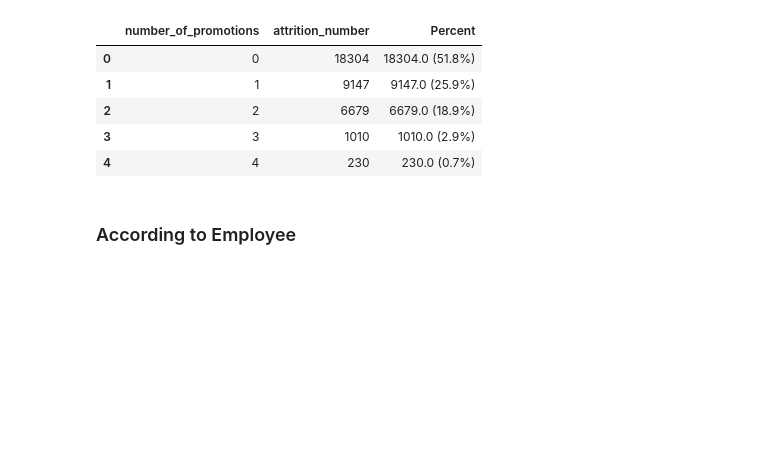
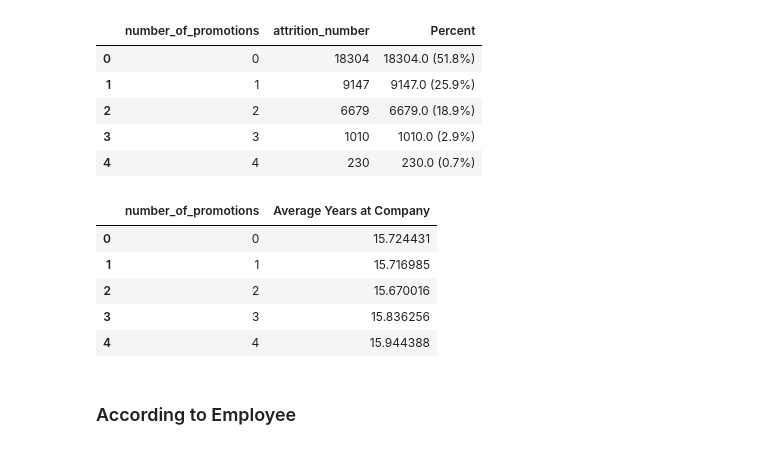
Before and after one commit to BeboFekry/Kayfa-Academy-Internship, a Jupyter notebook: Task 1 - HR Attrition Analysis Notbook.ipynb, the cells around one changed output. Cells and saved outputs as stored; diff of their text form; code cells hidden in the pictures; blank space fills up the shorter version.

```diff
--- a/Task 1 - HR Attrition Analysis Notbook.ipynb
+++ b/Task 1 - HR Attrition Analysis Notbook.ipynb
@@ -719,3 +463,12 @@ fig = px.bar(
 )
 
 fig.show()
+# %%
+df.groupby('number_of_promotions')['years_at_company'].mean().reset_index(name="Average Years at Company")
+# %% [output]
+|  | number_of_promotions | Average Years at Company |
+| 0 | 0 | 15.724431 |
+| 1 | 1 | 15.716985 |
+| 2 | 2 | 15.670016 |
+| 3 | 3 | 15.836256 |
+| 4 | 4 | 15.944388 |
```
Also changed, not shown: parts of 96 cells of this notebook.
